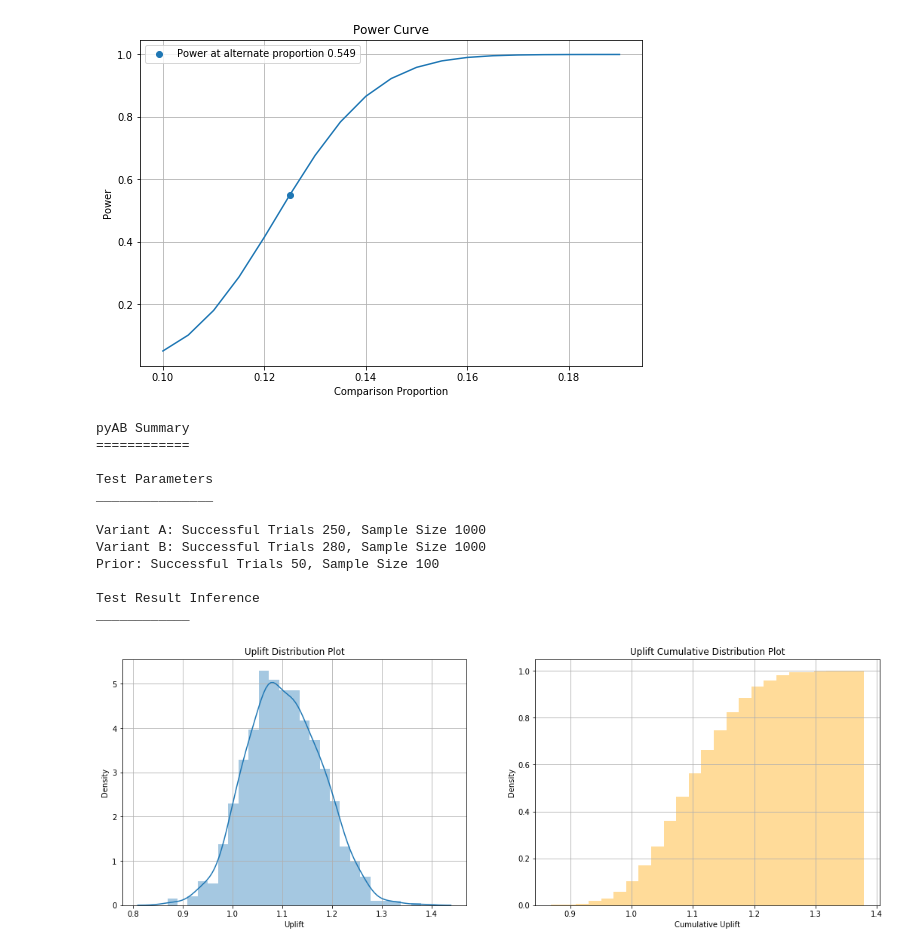
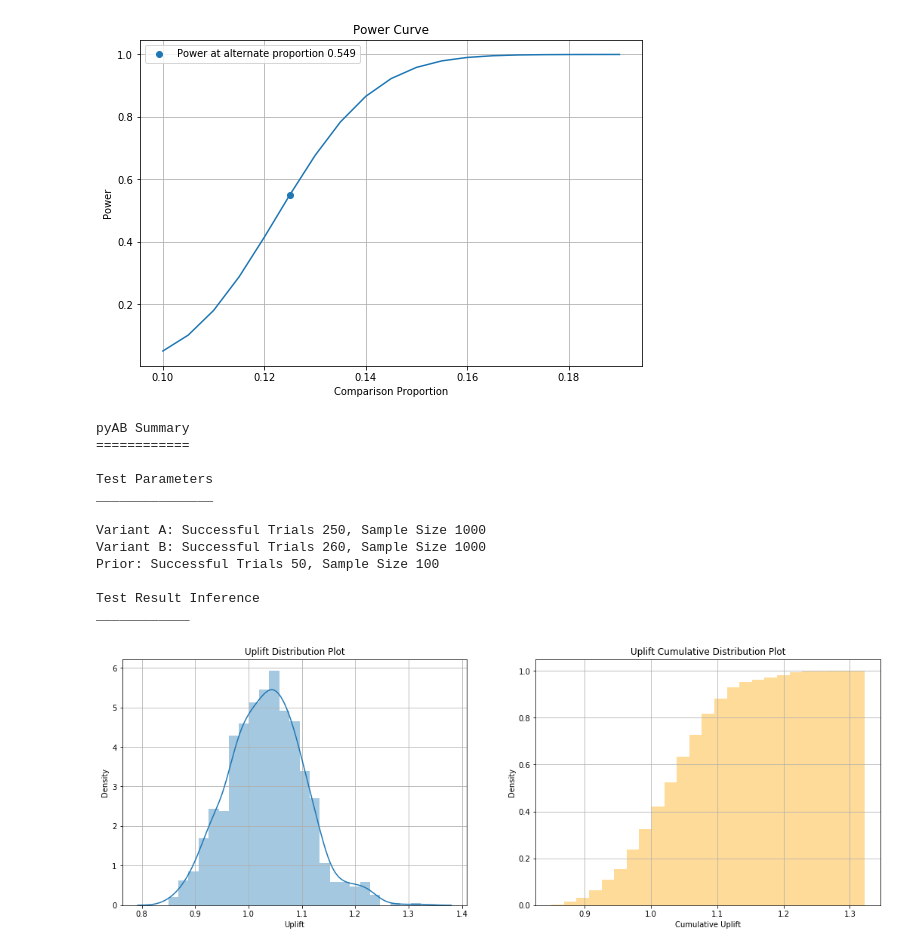
Before and after one commit to AdiVarma27/pyAB, a Jupyter notebook: Example.ipynb, the cells around one changed output. Cells and saved outputs as stored; diff of their text form; code cells hidden in the pictures.

```diff
--- a/Example.ipynb
+++ b/Example.ipynb
@@ -34,21 +34,21 @@ Type-II Error: 0.451
 [figure]
 # %%
 a = ABTestBayesian(success_prior=50, trials_prior=100)
-a.conduct_experiment(250, 1000, 280, 1000, uplift_method='uplift_ratio')
+a.conduct_experiment(250, 1000, 260, 1000, uplift_method='uplift_ratio')
 # %% [output]
 pyAB Summary
 ============
 
 Test Parameters
 _______________
 
 Variant A: Successful Trials 250, Sample Size 1000
-Variant B: Successful Trials 280, Sample Size 1000
+Variant B: Successful Trials 260, Sample Size 1000
 Prior: Successful Trials 50, Sample Size 100
 
 Test Result Inference
 ____________
-[figure, old version]
+[figure, new version]
 # %%
 sns.distplot(a.uplift_distribution)
 # %% [output]
```
Also changed, not shown: parts of 2 cells of this notebook, 1 other file.
